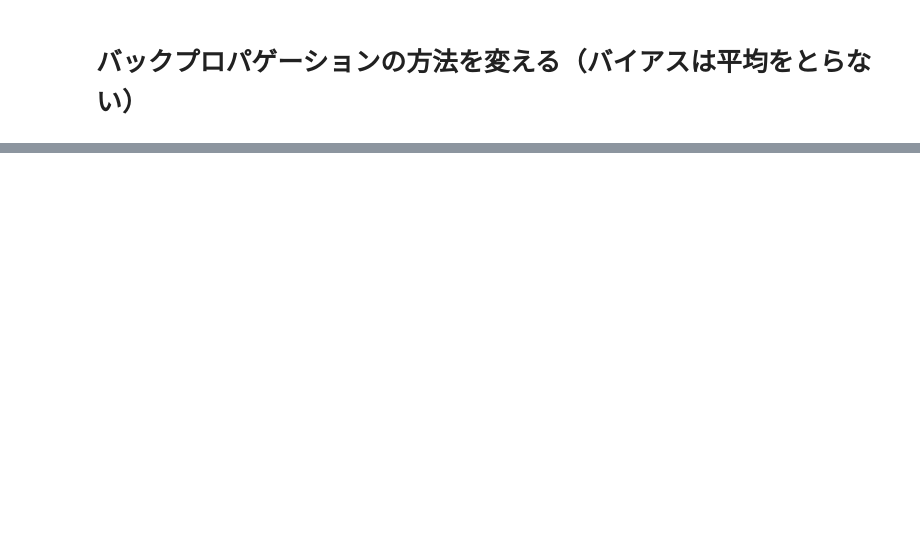
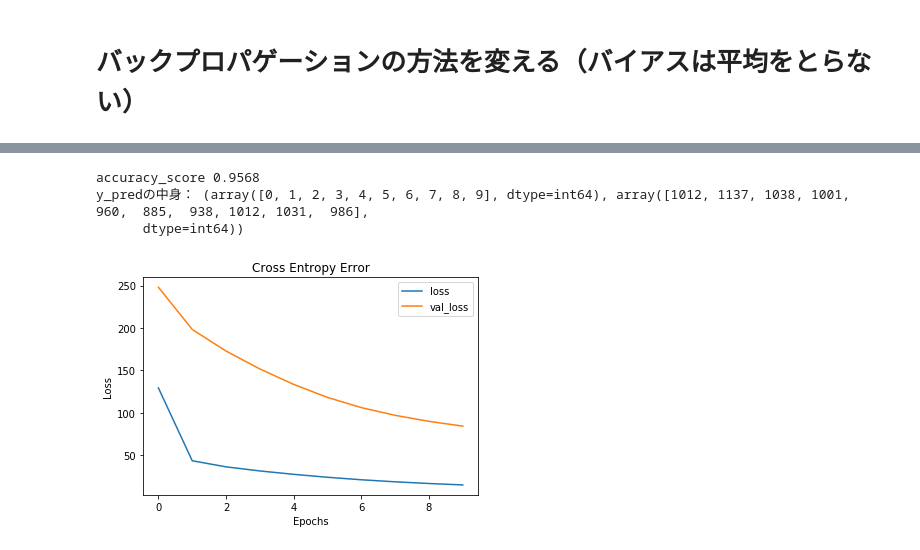
Before and after one commit to SkMiya/diveintocode-ml, a Jupyter notebook: Term2/Sprint_9_NN.ipynb, the cells around one changed output, grey strips where cells are left out. Drawn from its saved outputs; the diff is of its cells as text; code cells hidden in the pictures; blank space fills up the shorter version.

```diff
--- a/Term2/Sprint_9_NN.ipynb
+++ b/Term2/Sprint_9_NN.ipynb
@@ -1170,0 +1417,4 @@ plt.show()
+# %%
+# 初期化，学習
+nnc3 = ScratchSimpleNeuralNetrowkClassifier3(verbose=True,n_nodes1=400,n_nodes2=200,n_output=10,batch_size=20,alpha=0.001,epoch=10)
+nnc3.fit(X_train,y_train_one,X_val,y_val_one)
@@ -1170,0 +1442,20 @@ plt.show()
+# %%
+# 推定
+y_pred3 = nnc3.predict(X_test)
+print('accuracy_score',accuracy_score(y_test, y_pred3))
+print('y_predの中身：',np.unique(y_pred3,return_counts=True))
+# %% [output]
+accuracy_score 0.9568
+y_predの中身： (array([0, 1, 2, 3, 4, 5, 6, 7, 8, 9], dtype=int64), array([1012, 1137, 1038, 1001,  960,  885,  938, 1012, 1031,  986],
+      dtype=int64))
+# %%
+# 可視化
+plt.plot(nnc3.loss,label='loss')
+plt.plot(nnc3.loss_val,label='val_loss')
+plt.xlabel('Epochs')
+plt.ylabel('Loss')
+plt.title('Cross Entropy Error')
+plt.legend()
+plt.show()
+# %% [output]
+[figure, added]
```
Also changed, not shown: parts of 19 cells of this notebook.
